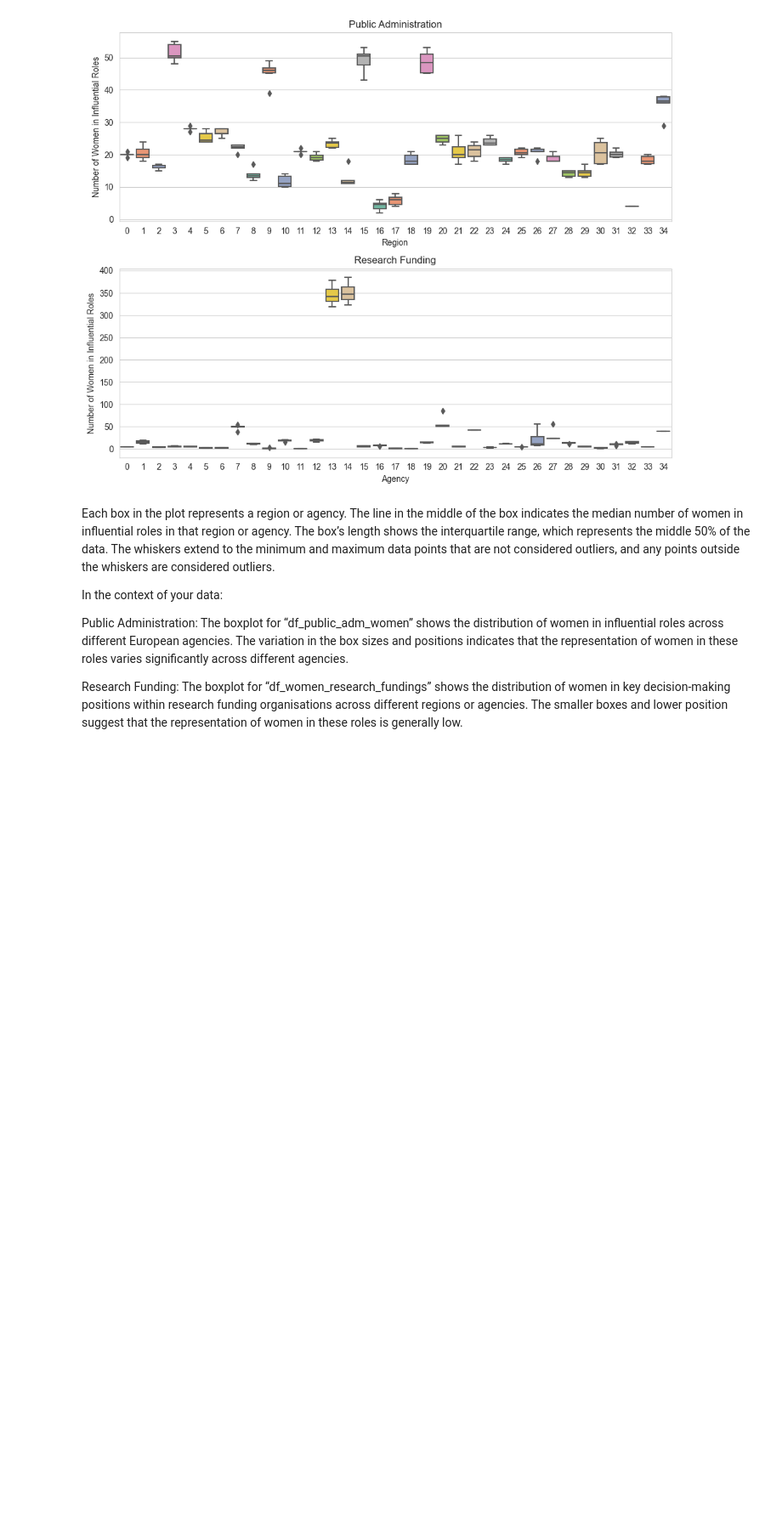
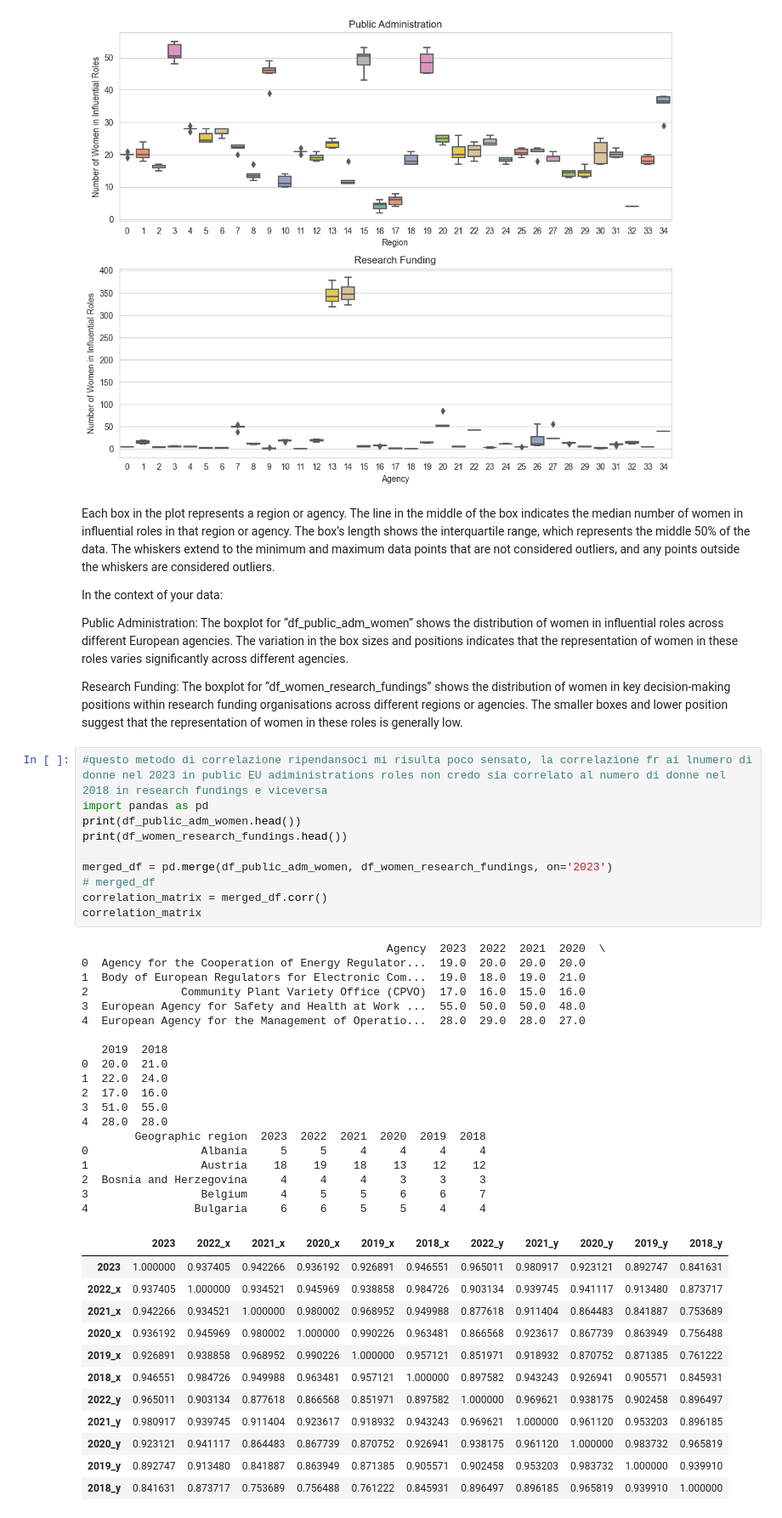
Before and after one commit to alicepicco333/wipEU, a Jupyter notebook: technical_analysis/statistical_analysis.ipynb, the cells around one changed output. Shown at 85% size. Cells and saved outputs as stored; diff of their text form; blank space fills up the shorter version.

```diff
--- a/technical_analysis/statistical_analysis.ipynb
+++ b/technical_analysis/statistical_analysis.ipynb
@@ -343,3 +365,45 @@ In the context of your data:
 Public Administration: The boxplot for “df_public_adm_women” shows the distribution of women in influential roles across different European agencies. The variation in the box sizes and positions indicates that the representation of women in these roles varies significantly across different agencies.
 
 Research Funding: The boxplot for “df_women_research_fundings” shows the distribution of women in key decision-making positions within research funding organisations across different regions or agencies. The smaller boxes and lower position suggest that the representation of women in these roles is generally low.
+# %%
+#questo metodo di correlazione ripendansoci mi risulta poco sensato, la correlazione fr ai lnumero di donne nel 2023 in public EU adiministrations roles non credo sia correlato al numero di donne nel 2018 in research fundings e viceversa
+import pandas as pd
+print(df_public_adm_women.head())
+print(df_women_research_fundings.head())
+
+merged_df = pd.merge(df_public_adm_women, df_women_research_fundings, on='2023')
+# merged_df
+correlation_matrix = merged_df.corr()
+correlation_matrix
+# %% [output]
+                                              Agency  2023  2022  2021  2020  \
+0  Agency for the Cooperation of Energy Regulator...  19.0  20.0  20.0  20.0
+1  Body of European Regulators for Electronic Com...  19.0  18.0  19.0  21.0
+2              Community Plant Variety Office (CPVO)  17.0  16.0  15.0  16.0
+3  European Agency for Safety and Health at Work ...  55.0  50.0  50.0  48.0
+4  European Agency for the Management of Operatio...  28.0  29.0  28.0  27.0
+
+   2019  2018
+0  20.0  21.0
+1  22.0  24.0
+2  17.0  16.0
+3  51.0  55.0
+4  28.0  28.0
+        Geographic region  2023  2022  2021  2020  2019  2018
+0                 Albania     5     5     4     4     4     4
+1                 Austria    18    19    18    13    12    12
+2  Bosnia and Herzegovina     4     4     4     3     3     3
+3                 Belgium     4     5     5     6     6     7
+4                Bulgaria     6     6     5     5     4     4
+|  | 2023 | 2022_x | 2021_x | 2020_x | 2019_x | 2018_x | 2022_y | 2021_y | 2020_y | 2019_y | 2018_y |
+| 2023 | 1.000000 | 0.937405 | 0.942266 | 0.936192 | 0.926891 | 0.946551 | 0.965011 | 0.980917 | 0.923121 | 0.892747 | 0.841631 |
+| 2022_x | 0.937405 | 1.000000 | 0.934521 | 0.945969 | 0.938858 | 0.984726 | 0.903134 | 0.939745 | 0.941117 | 0.913480 | 0.873717 |
+| 2021_x | 0.942266 | 0.934521 | 1.000000 | 0.980002 | 0.968952 | 0.949988 | 0.877618 | 0.911404 | 0.864483 | 0.841887 | 0.753689 |
+| 2020_x | 0.936192 | 0.945969 | 0.980002 | 1.000000 | 0.990226 | 0.963481 | 0.866568 | 0.923617 | 0.867739 | 0.863949 | 0.756488 |
+| 2019_x | 0.926891 | 0.938858 | 0.968952 | 0.990226 | 1.000000 | 0.957121 | 0.851971 | 0.918932 | 0.870752 | 0.871385 | 0.761222 |
+| 2018_x | 0.946551 | 0.984726 | 0.949988 | 0.963481 | 0.957121 | 1.000000 | 0.897582 | 0.943243 | 0.926941 | 0.905571 | 0.845931 |
+| 2022_y | 0.965011 | 0.903134 | 0.877618 | 0.866568 | 0.851971 | 0.897582 | 1.000000 | 0.969621 | 0.938175 | 0.902458 | 0.896497 |
+| 2021_y | 0.980917 | 0.939745 | 0.911404 | 0.923617 | 0.918932 | 0.943243 | 0.969621 | 1.000000 | 0.961120 | 0.953203 | 0.896185 |
+| 2020_y | 0.923121 | 0.941117 | 0.864483 | 0.867739 | 0.870752 | 0.926941 | 0.938175 | 0.961120 | 1.000000 | 0.983732 | 0.965819 |
+| 2019_y | 0.892747 | 0.913480 | 0.841887 | 0.863949 | 0.871385 | 0.905571 | 0.902458 | 0.953203 | 0.983732 | 1.000000 | 0.939910 |
+| 2018_y | 0.841631 | 0.873717 | 0.753689 | 0.756488 | 0.761222 | 0.845931 | 0.896497 | 0.896185 | 0.965819 | 0.939910 | 1.000000 |
```
Also changed, not shown: parts of 7 cells of this notebook, 2 other files.
